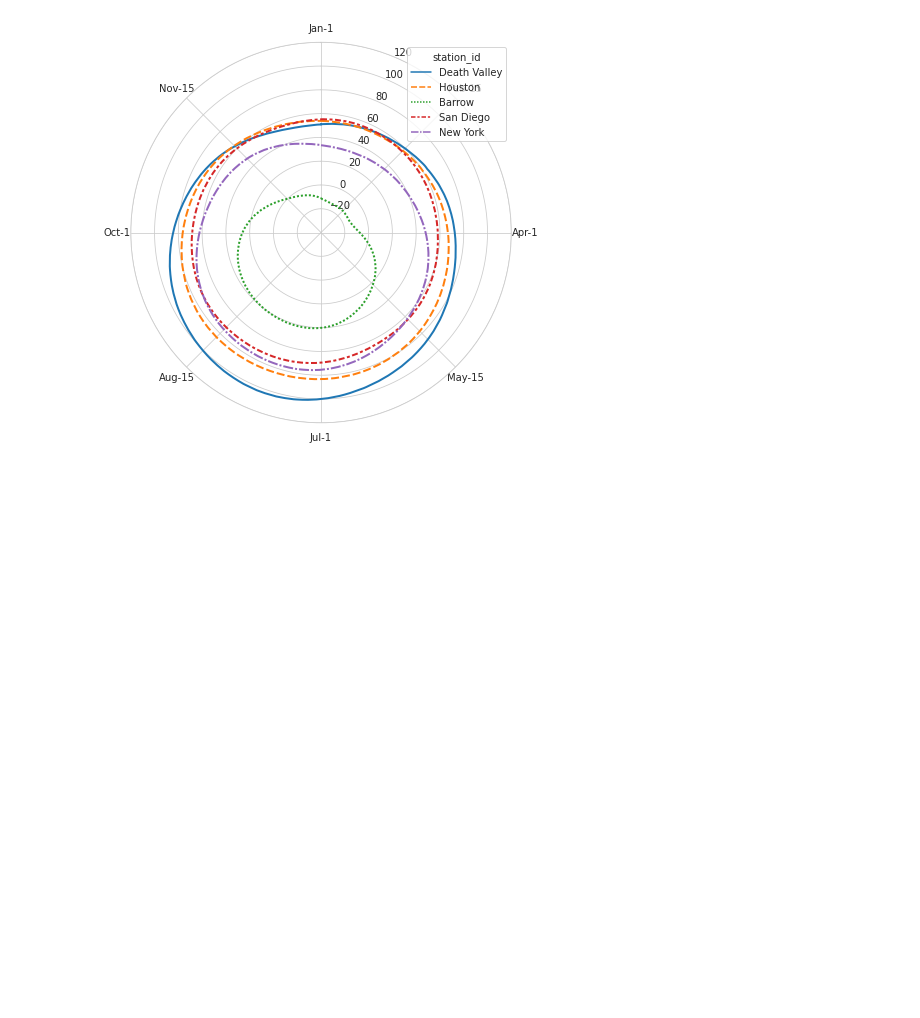
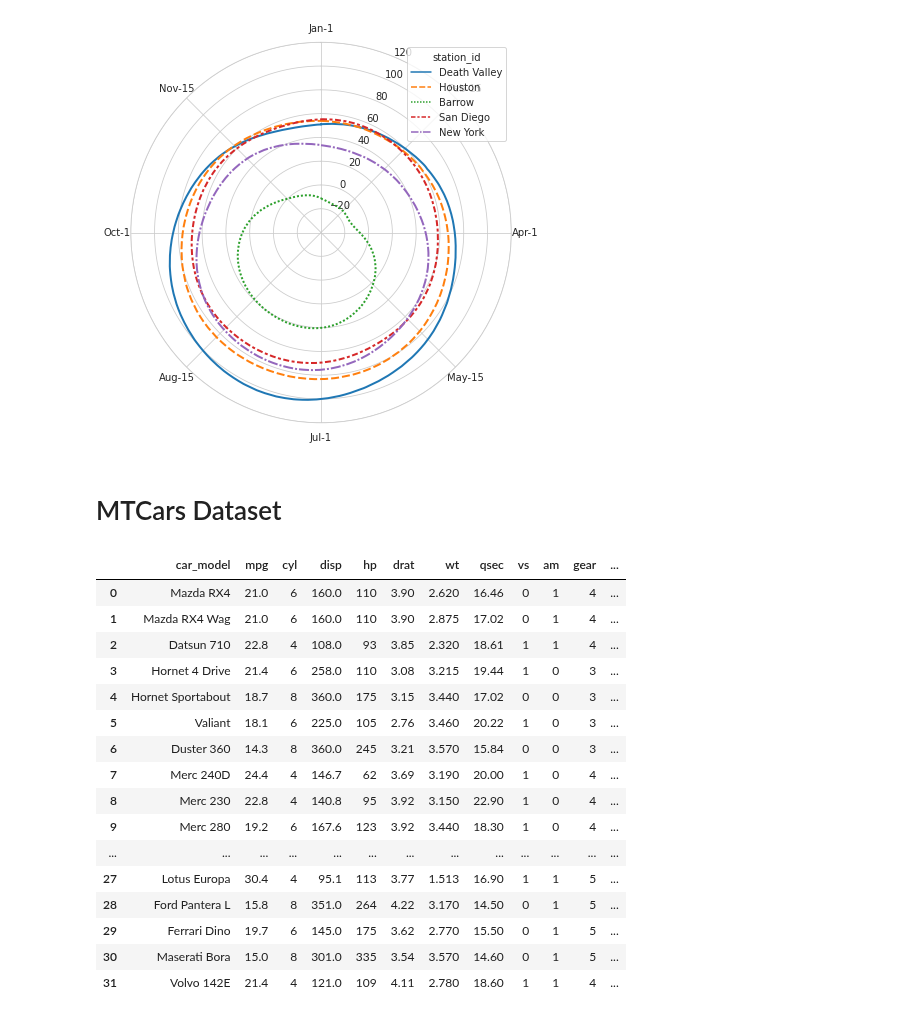
Before and after one commit to ipeirotis/dealing_with_data, a Jupyter notebook: 08-Visualization/Visualization_Examples.ipynb, the cells around one changed output. Saved outputs shown, nothing was run; the diff lists cells and outputs as text; code cells hidden in the pictures; blank space fills up the shorter version.

```diff
--- a/08-Visualization/Visualization_Examples.ipynb
+++ b/08-Visualization/Visualization_Examples.ipynb
@@ -354,3 +354,63 @@ sns.lineplot(data=pivot.set_index(tnorm), linewidth=2)
 # %% [output]
 <matplotlib.axes._subplots.PolarAxesSubplot at 0x...>
 [figure]
+# %% [markdown]
+# MTCars Dataset
+# %%
+mtcars = '''
+"car_model","mpg","cyl","disp","hp","drat","wt","qsec","vs","am","gear","carb"
+"Mazda RX4",21,6,160,110,3.9,2.62,16.46,0,1,4,4
+"Mazda RX4 Wag",21,6,160,110,3.9,2.875,17.02,0,1,4,4
+"Datsun 710",22.8,4,108,93,3.85,2.32,18.61,1,1,4,1
+"Hornet 4 Drive",21.4,6,258,110,3.08,3.215,19.44,1,0,3,1
+"Hornet Sportabout",18.7,8,360,175,3.15,3.44,17.02,0,0,3,2
+"Valiant",18.1,6,225,105,2.76,3.46,20.22,1,0,3,1
+"Duster 360",14.3,8,360,245,3.21,3.57,15.84,0,0,3,4
+"Merc 240D",24.4,4,146.7,62,3.69,3.19,20,1,0,4,2
+"Merc 230",22.8,4,140.8,95,3.92,3.15,22.9,1,0,4,2
+"Merc 280",19.2,6,167.6,123,3.92,3.44,18.3,1,0,4,4
+"Merc 280C",17.8,6,167.6,123,3.92,3.44,18.9,1,0,4,4
+"Merc 450SE",16.4,8,275.8,180,3.07,4.07,17.4,0,0,3,3
+"Merc 450SL",17.3,8,275.8,180,3.07,3.73,17.6,0,0,3,3
+"Merc 450SLC",15.2,8,275.8,180,3.07,3.78,18,0,0,3,3
+"Cadillac Fleetwood",10.4,8,472,205,2.93,5.25,17.98,0,0,3,4
+"Lincoln Continental",10.4,8,460,215,3,5.424,17.82,0,0,3,4
+"Chrysler Imperial",14.7,8,440,230,3.23,5.345,17.42,0,0,3,4
+"Fiat 128",32.4,4,78.7,66,4.08,2.2,19.47,1,1,4,1
+"Honda Civic",30.4,4,75.7,52,4.93,1.615,18.52,1,1,4,2
+"Toyota Corolla",33.9,4,71.1,65,4.22,1.835,19.9,1,1,4,1
+"Toyota Corona",21.5,4,120.1,97,3.7,2.465,20.01,1,0,3,1
+"Dodge Challenger",15.5,8,318,150,2.76,3.52,16.87,0,0,3,2
+"AMC Javelin",15.2,8,304,150,3.15,3.435,17.3,0,0,3,2
+"Camaro Z28",13.3,8,350,245,3.73,3.84,15.41,0,0,3,4
+"Pontiac Firebird",19.2,8,400,175,3.08,3.845,17.05,0,0,3,2
+"Fiat X1-9",27.3,4,79,66,4.08,1.935,18.9,1,1,4,1
+"Porsche 914-2",26,4,120.3,91,4.43,2.14,16.7,0,1,5,2
+"Lotus Europa",30.4,4,95.1,113,3.77,1.513,16.9,1,1,5,2
+"Ford Pantera L",15.8,8,351,264,4.22,3.17,14.5,0,1,5,4
+"Ferrari Dino",19.7,6,145,175,3.62,2.77,15.5,0,1,5,6
+"Maserati Bora",15,8,301,335,3.54,3.57,14.6,0,1,5,8
+"Volvo 142E",21.4,4,121,109,4.11,2.78,18.6,1,1,4,2
+'''
+# %%
+import pandas as pd
+df  = pd.read_csv(StringIO(mtcars), sep=',', header=0)
+df
+# %% [output]
+|  | car_model | mpg | cyl | disp | hp | drat | wt | qsec | vs | am | gear | ... |
+| 0 | Mazda RX4 | 21.0 | 6 | 160.0 | 110 | 3.90 | 2.620 | 16.46 | 0 | 1 | 4 | ... |
+| 1 | Mazda RX4 Wag | 21.0 | 6 | 160.0 | 110 | 3.90 | 2.875 | 17.02 | 0 | 1 | 4 | ... |
+| 2 | Datsun 710 | 22.8 | 4 | 108.0 | 93 | 3.85 | 2.320 | 18.61 | 1 | 1 | 4 | ... |
+| 3 | Hornet 4 Drive | 21.4 | 6 | 258.0 | 110 | 3.08 | 3.215 | 19.44 | 1 | 0 | 3 | ... |
+| 4 | Hornet Sportabout | 18.7 | 8 | 360.0 | 175 | 3.15 | 3.440 | 17.02 | 0 | 0 | 3 | ... |
+| 5 | Valiant | 18.1 | 6 | 225.0 | 105 | 2.76 | 3.460 | 20.22 | 1 | 0 | 3 | ... |
+| 6 | Duster 360 | 14.3 | 8 | 360.0 | 245 | 3.21 | 3.570 | 15.84 | 0 | 0 | 3 | ... |
+| 7 | Merc 240D | 24.4 | 4 | 146.7 | 62 | 3.69 | 3.190 | 20.00 | 1 | 0 | 4 | ... |
+| 8 | Merc 230 | 22.8 | 4 | 140.8 | 95 | 3.92 | 3.150 | 22.90 | 1 | 0 | 4 | ... |
+| 9 | Merc 280 | 19.2 | 6 | 167.6 | 123 | 3.92 | 3.440 | 18.30 | 1 | 0 | 4 | ... |
+| ... | ... | ... | ... | ... | ... | ... | ... | ... | ... | ... | ... | ... |
+| 27 | Lotus Europa | 30.4 | 4 | 95.1 | 113 | 3.77 | 1.513 | 16.90 | 1 | 1 | 5 | ... |
+| 28 | Ford Pantera L | 15.8 | 8 | 351.0 | 264 | 4.22 | 3.170 | 14.50 | 0 | 1 | 5 | ... |
+| 29 | Ferrari Dino | 19.7 | 6 | 145.0 | 175 | 3.62 | 2.770 | 15.50 | 0 | 1 | 5 | ... |
+| 30 | Maserati Bora | 15.0 | 8 | 301.0 | 335 | 3.54 | 3.570 | 14.60 | 0 | 1 | 5 | ... |
+| 31 | Volvo 142E | 21.4 | 4 | 121.0 | 109 | 4.11 | 2.780 | 18.60 | 1 | 1 | 4 | ... |
```
Also changed, not shown: parts of 6 cells of this notebook.
